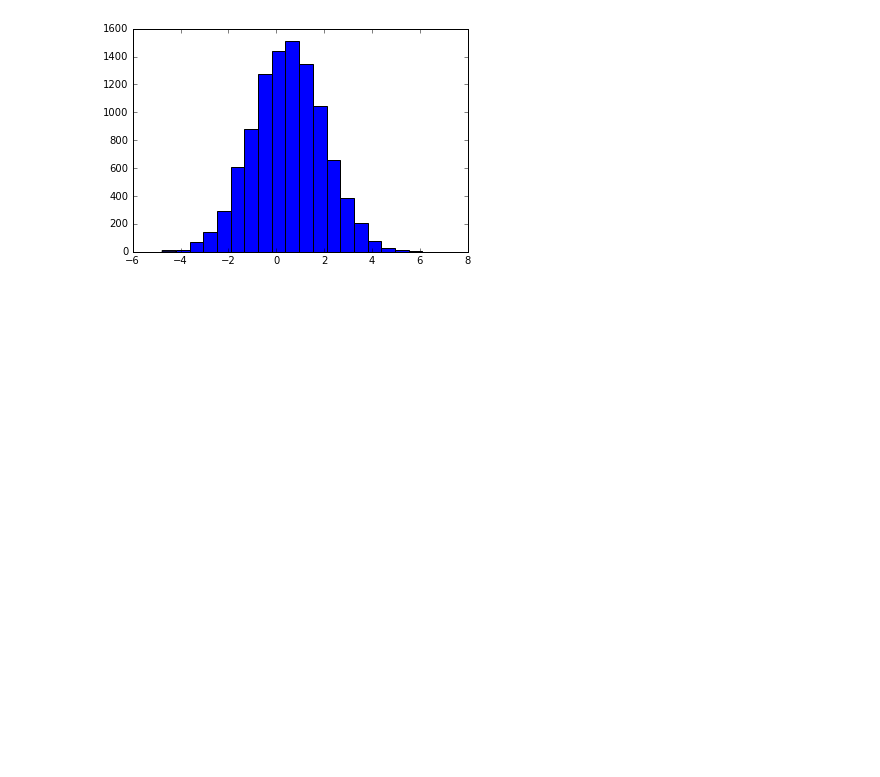
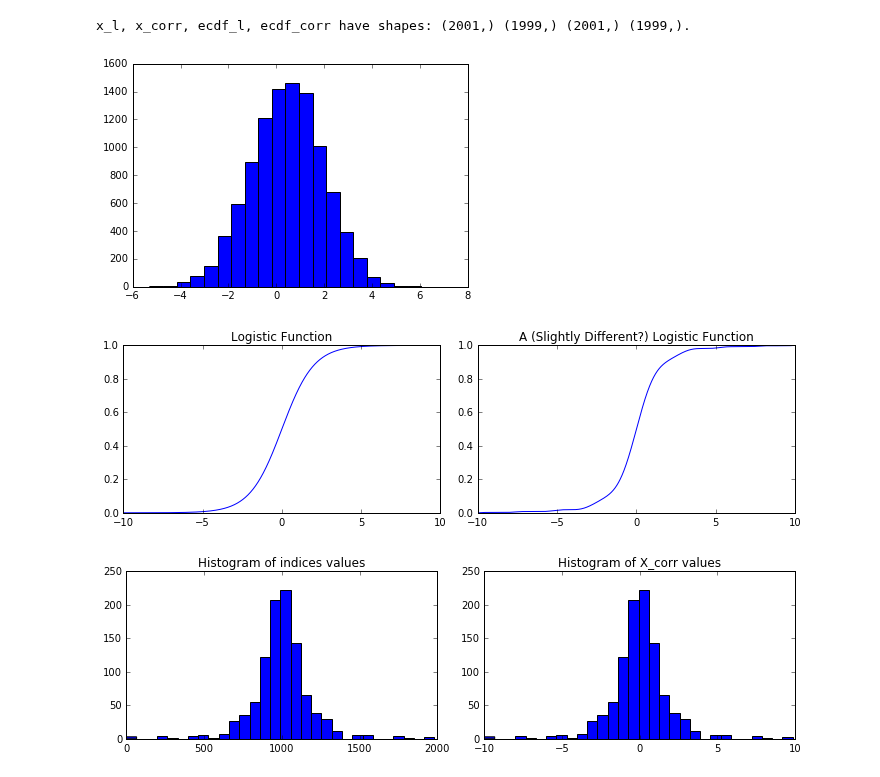
Before and after one commit to DanielTakeshi/New_MH_Test, a Jupyter notebook: iPython_stuff/GaussianMixtures_CuttingMH.ipynb, the cells around one changed output. Drawn from its saved outputs; the diff is of its cells as text; code cells hidden in the pictures; blank space fills up the shorter version.

```diff
--- a/iPython_stuff/GaussianMixtures_CuttingMH.ipynb
+++ b/iPython_stuff/GaussianMixtures_CuttingMH.ipynb
@@ -44,34 +44,69 @@ sigma2_sq = 1
 sigmax_sq = 2
 theta1 = 0
 theta2 = 1
 
 # Generate the data matrix. Note that the np.random.normal(...) requires STD (not VAR).
 X = np.zeros(N)
 for i in xrange(N):
     u = np.random.random()
     if (u < 0.5):
         X[i] = np.random.normal(theta1, np.sqrt(sigmax_sq))
     else:
         X[i] = np.random.normal(theta1+theta2, np.sqrt(sigmax_sq))
 
 # Visualize the data (strictly as a sanity check; we don't need to see it).
 plt.figure()
 plt.hist(X, bins=20)
 
 # Load some of Haoyu's stuff in advance. This will pre-load in the cdf of two functions:
 # the logistic (ecdf_l) and the X_correction (ecdf_corr). The x_l and x_corr stuff are
 # just arrays of x-values from -10 to 10, spaced out by 0.01, so that it discretizes the
 # distribution and we can obtain a CDF value, which will help us determine whether to
 # accept a proposal or not.
 import scipy.io
 from bisect import bisect
 mat = scipy.io.loadmat('ecdf.mat')
 x_l = mat['x_l'][0]
 x_corr = mat['x_corr'][0]
 ecdf_l = mat['ecdf_l'][0]
 ecdf_corr = mat['ecdf_corr'][0]
+print("x_l, x_corr, ecdf_l, ecdf_corr have shapes: {} {} {} {}.".format(
+    x_l.shape, x_corr.shape, ecdf_l.shape, ecdf_corr.shape))
+
+# Visualize x_l, x_corr, ecdf_l, and ecdf_corr
+fig, axarr = plt.subplots(1,2, figsize=(10, 3))
+axarr[0].plot(x_l, ecdf_l)
+axarr[0].set_title('Logistic Function')
+axarr[1].plot(x_corr, ecdf_corr)
+axarr[1].set_title('A (Slightly Different?) Logistic Function')
+plt.tight_layout()
+
+"""
+See what's happening? We generate a number between (0,1) and find the index within the range
+[-10,10] that would lead to that number, a value which can be anywhere from 0 to 2000 (roughly).
+The vast majority of those indices will be around 1000, plus or minus 100. Then we use x_corr to
+get the final values we get. Note that x_corr only goes from (-10,10) but I guess that's OK as
+we're never going to get to those ending points.
+"""
+
+uniform_nums = np.linspace(0,1,1000)
+bisections2 = []
+ecdfs2 = []
+for k in uniform_nums:
+    if bisect(ecdf_corr,k) < 1999:
+        bisections2.append(bisect(ecdf_corr, k))
+        ecdfs2.append(x_corr[bisect(ecdf_corr, k)])
+fig, axarr = plt.subplots(1,2, figsize=(10, 3))
+axarr[0].hist(bisections2,bins=30)
+axarr[0].set_title('Histogram of indices values')
+axarr[1].hist(ecdfs2,bins=30)
+axarr[1].set_title("Histogram of X_corr values")
+plt.tight_layout()
 # %% [output]
+x_l, x_corr, ecdf_l, ecdf_corr have shapes: (2001,) (1999,) (2001,) (1999,).
-[figure, old version]
+[figure, new version]
+[figure, added]
+[figure, added]
 # %%
 """ Define some functions. """
 
```
Also changed, not shown: parts of 5 cells of this notebook.
